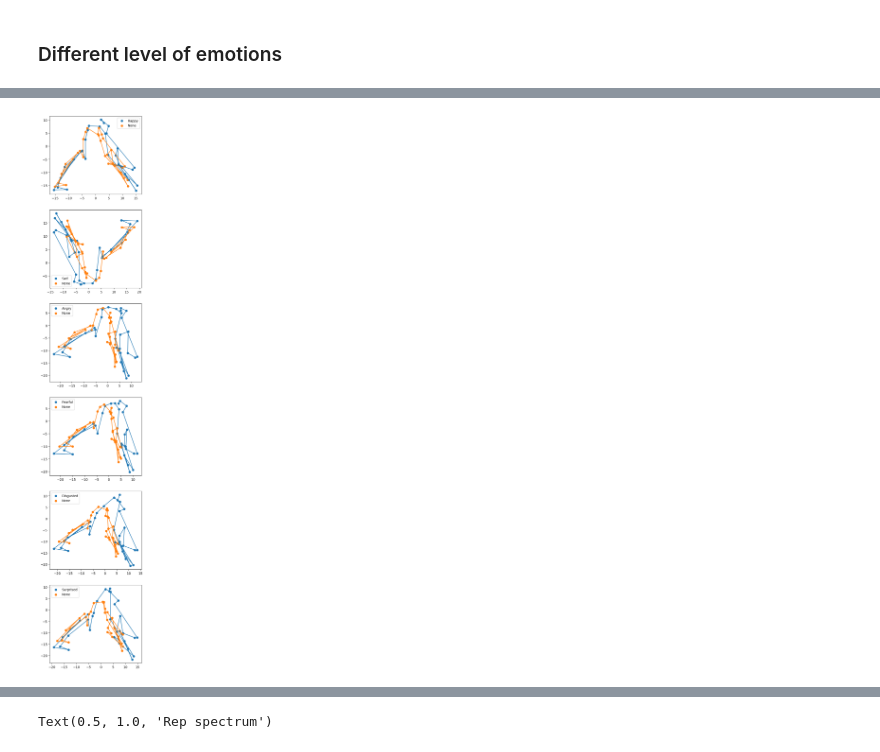
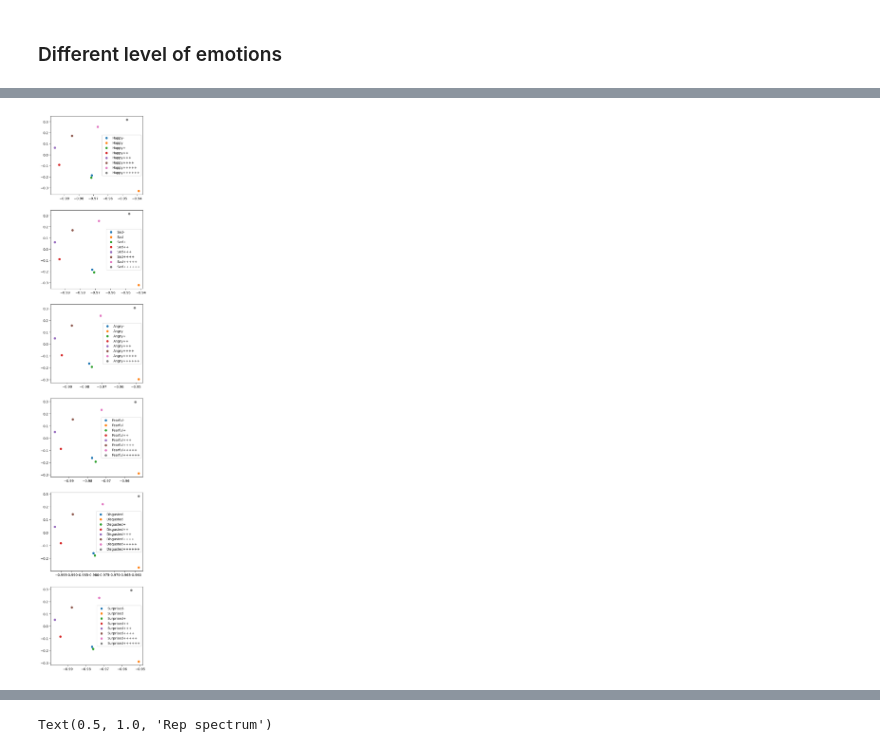
Before and after one commit to UltimateJupiter/representation-engineering, a Jupyter notebook: examples/extraction/test_mistral.ipynb, the cells around one changed output, grey strips where cells are left out. Cells and saved outputs as stored; diff of their text form; code cells hidden in the pictures.

```diff
--- a/examples/extraction/test_mistral.ipynb
+++ b/examples/extraction/test_mistral.ipynb
@@ -185,0 +185,9 @@ stimulis
+# %%
+layer = -5
+for emotion in emotion_stimulis:
+    print(emotion)
+    reps = [(hidden_reps[emotion+level][layer] - hidden_reps[''][layer]) for level in emotion_levels]
+    for rep in reps:
+        rep -= rep.mean(dim=0, keepdim=True)
+        U, D, V = rep.svd()
+        print(D[0])
@@ -186,29 +212,43 @@ stimulis
+# %%
+stimuli_pairs_gen = {}
+for s in stimulis:
+    if s != '':
+        stimuli_pairs_gen[s] = [s, '']
+
+stimuli_pairs = {k: [stimulis[stimuli_pairs_gen[k][0]], stimulis[stimuli_pairs_gen[k][1]]] for k in stimuli_pairs_gen}
+# %%
+reading_vectors = {}
+for k in (pbar := tqdm(stimuli_pairs)):
+    pbar.set_postfix_str(k)
+    rep_reader, _ = get_rep_reader(stimuli_pairs[k][0], stimuli_pairs[k][1], num_examples=256)
+    reading_vectors[k] = copy.deepcopy(rep_reader)
 # %%
 # get_rep_directions(stimulis[k], num_examples=32)
 
-layer = -5
+layer = -31
 total_reps = []
 for emotion in emotions:
     reps = []
-    for level in emotion_levels:
-        reps.append(hidden_reps[emotion+level][layer])
+    levels = list(emotion_levels.keys())
+    for level in levels:
+        reps.append(torch.tensor(list(reading_vectors[emotion+level][layer])))
     reps = torch.cat(reps, dim=0)
-    reps -= reps.mean(dim=0, keepdim=True)      # normalized
+    # reps -= reps.mean(dim=0, keepdim=True)      # normalized
     total_reps.append(reps)
 
 fig, ax = plt.subplots(len(emotions), figsize=(5, 30))
 for i, emotion in enumerate(emotions):
     U, D, V = total_reps[i].svd()
-    for level in list(emotion_levels.keys()):
-        proj = (hidden_reps[emotion+level][layer] @ V[:, :2]).cpu().numpy()
-        ax[i].scatter(proj[:,0], proj[:,1], label=emotion+level)
-        ax[i].plot(proj[:,0], proj[:,1])
-    proj = (hidden_reps[''][layer] @ V[:, :2]).cpu().numpy()
-    ax[i].scatter(proj[:,0], proj[:,1], label='None')
-    ax[i].plot(proj[:,0], proj[:,1])
+    levels = list(emotion_levels.keys())
+    # ax[i].scatter(range(len(D)), D.cpu().numpy())
+    for j in range(len(levels)):
+        proj = (total_reps[i][j] @ V[:, :2]).cpu().numpy()
+        # plt.xlim(-0.2, 0.2)
+        ax[i].scatter(proj[0], proj[1], label=emotion+levels[j])
+        ax[i].plot(proj[0], proj[1])
     ax[i].legend()
 
 # for i in range(len(proj_None)):
 #     plt.plot([proj_None[i][0], proj_Anger[i][0]], [proj_None[i][1], proj_Anger[i][1]], color='k')
 # %% [output]
-[figure, old version]
+[figure, new version]
```
Also changed, not shown: parts of 8 cells of this notebook.
